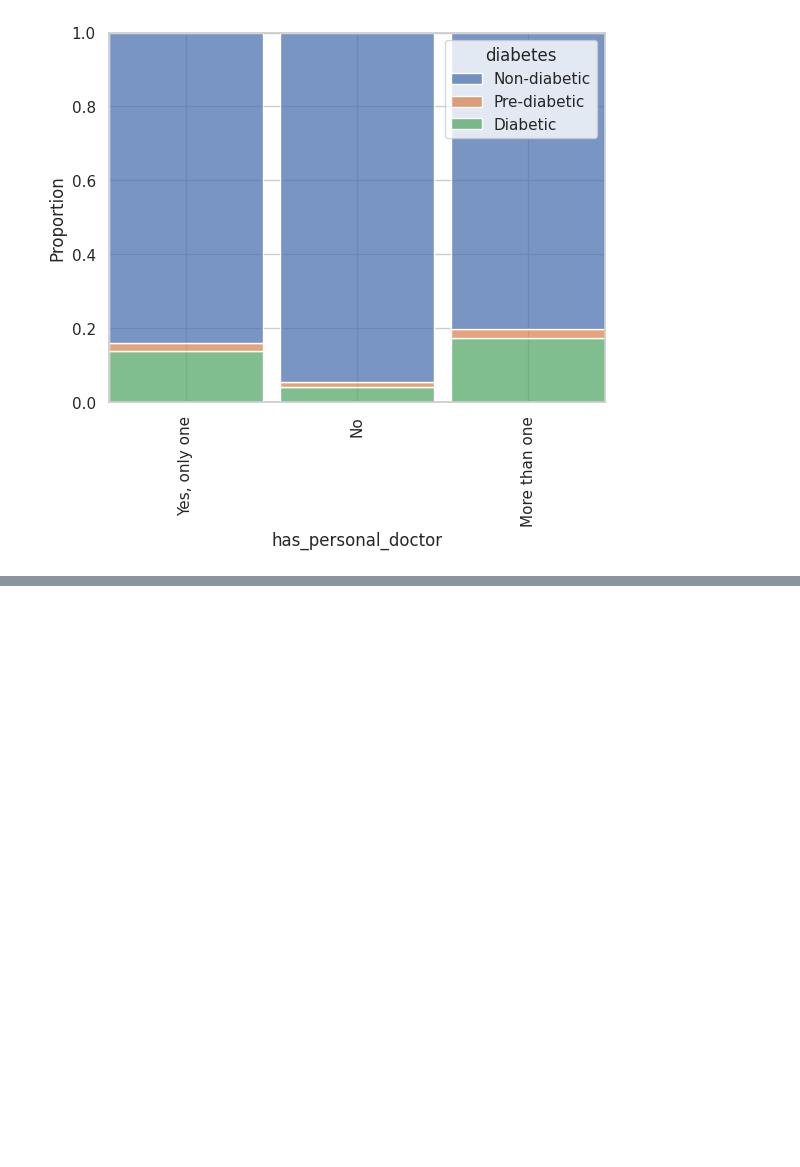
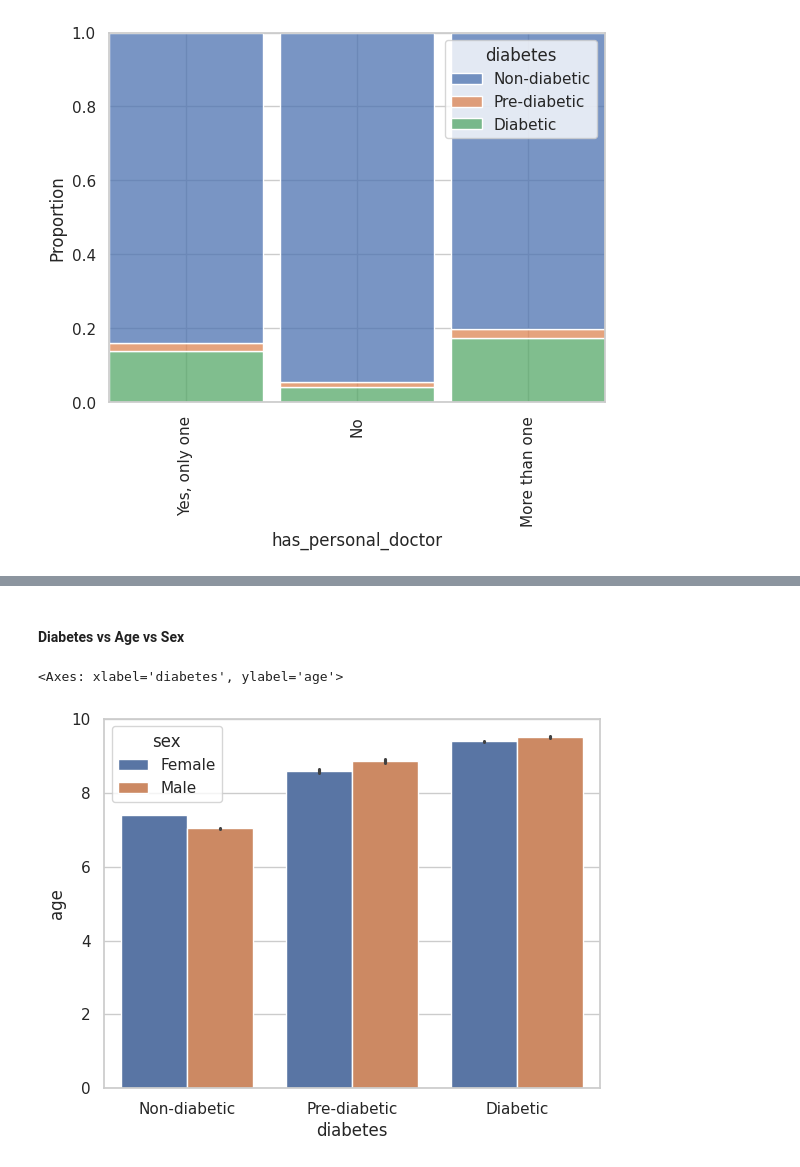
Before and after one commit to maradeben/wotosuga-core, a Jupyter notebook: model_building/notebook.ipynb, the cells around one changed output, grey strips where cells are left out. Cells and saved outputs as stored; diff of their text form; code cells hidden in the pictures; blank space fills up the shorter version.

```diff
--- a/model_building/notebook.ipynb
+++ b/model_building/notebook.ipynb
@@ -1131,0 +1143,7 @@ plt.xticks(rotation=90);
+# %% [markdown]
+#### Diabetes vs Age vs Sex
+# %%
+sns.barplot(data=df, x='diabetes', y='age', hue='sex')
+# %% [output]
+<Axes: xlabel='diabetes', ylabel='age'>
+[figure, added]
```
Also changed, not shown: parts of 5 cells of this notebook, 1 other file.
